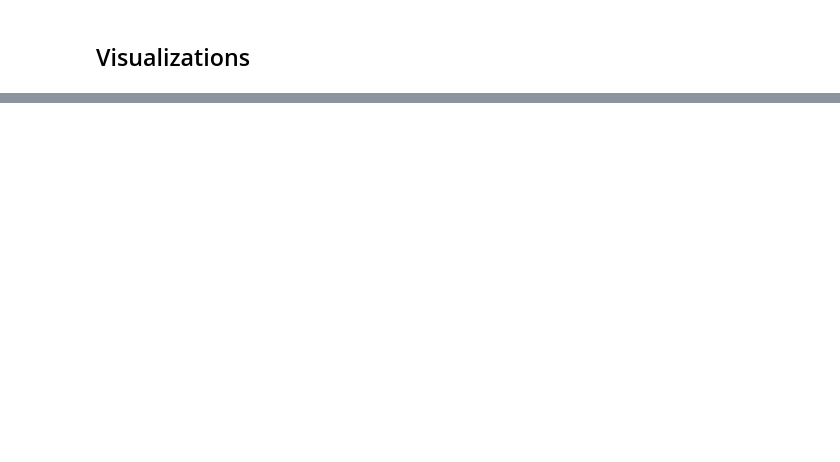
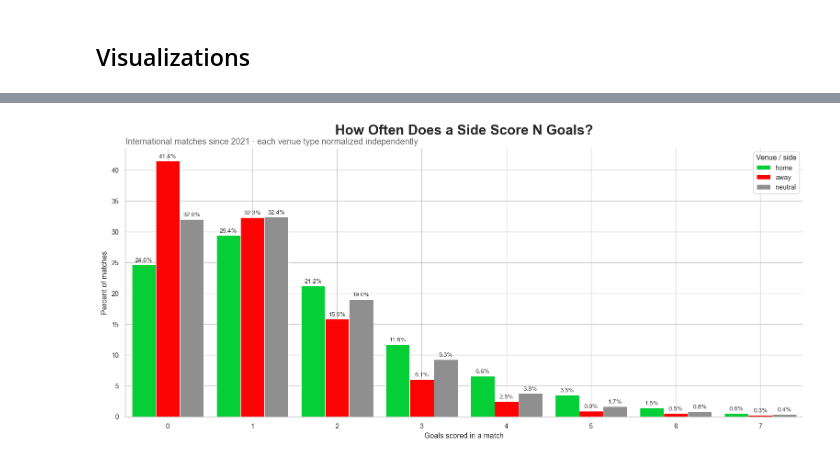
Before and after one commit to Felixthew/WorldCupPredictions, a Jupyter notebook: predictor.ipynb, the cells around one changed output, grey strips where cells are left out. Cells and saved outputs as stored; diff of their text form; code cells hidden in the pictures; blank space fills up the shorter version.

Commit message:
visualizations added

```diff
--- a/predictor.ipynb
+++ b/predictor.ipynb
@@ -640,0 +686,59 @@ NaN home_overall: 3739/5745 | NaN away_overall: 3984/5745
+# %%
+import scipy
+import matplotlib.pyplot as plt
+
+sns.set_theme(style="whitegrid", context="paper")
+PALETTE = {"home": "#04cf37", "away": "#fc0303", "neutral": "#8f8f8f"}
+
+
+def plot_goal_distribution(overlay_poisson=False):
+    """Goals-per-side histogram; optionally overlay a Poisson(λ=mean) curve.
+
+    Builds its OWN figure every call. That's the key: Jupyter's inline backend
+    renders and *closes* open figures at the end of each cell, so you can't make
+    a figure in one cell and add to it in the next -- you make a fresh one here
+    instead. Call with overlay_poisson=False for the raw view, True to compare
+    against the model.
+    """
+    fig, ax = plt.subplots(figsize=(13, 6), dpi=120)
+
+    sns.histplot(
+        data=long_goals, x="goals", hue="side",
+        discrete=True, multiple="dodge", shrink=0.85,
+        stat="percent", common_norm=False,        # each venue type sums to 100% on its own
+        palette=PALETTE, edgecolor="white", linewidth=0.6, alpha=1.0,   # solid bars
+        hue_order=["home", "away", "neutral"], ax=ax,
+    )
+
+    # annotate each bar with its percentage — a static stand-in for hover tips
+    for bars in ax.containers:
+        ax.bar_label(bars, fmt="%.1f%%", padding=2, fontsize=8, color="#333")
+
+    ax.set_xlim(-0.5, 7.5)          # crop the rare blowout tail so the bars get width
+    ax.set_xticks(range(0, 8))
+    ax.set_xlabel("Goals scored in a match")
+    ax.set_ylabel("Percent of matches")
+    ax.set_title("How Often Does a Side Score N Goals?", fontsize=18, weight="bold", pad=18)
+    ax.text(0.0, 1.015,
+            "International matches since 2021 · each venue type normalized independently",
+            transform=ax.transAxes, fontsize=11, color="#666")
+    ax.get_legend().set_title("Venue / side")   # seaborn already made the legend; just retitle
+    sns.despine()
+
+    if overlay_poisson:
+        # lambda = each side's mean goals; k = goal counts 0..7 (x AND pmf input).
+        # *100 -> percent so the curve lands on the same axis as the bars.
+        k = np.arange(0, 8)
+        lambdas = long_goals.groupby("side")["goals"].mean()
+        for side, colour in PALETTE.items():
+            pmf = scipy.stats.poisson.pmf(k, lambdas[side]) * 100
+            ax.plot(k, pmf, "o--", color=colour, markeredgecolor="black", linewidth=1)
+
+    plt.tight_layout()
+    plt.show()
+
+
+# attempt 1 — observed distribution only
+plot_goal_distribution(overlay_poisson=False)
+# %% [output]
+[figure, added]
```
Also changed, not shown: parts of 30 cells of this notebook, 2 other files.
